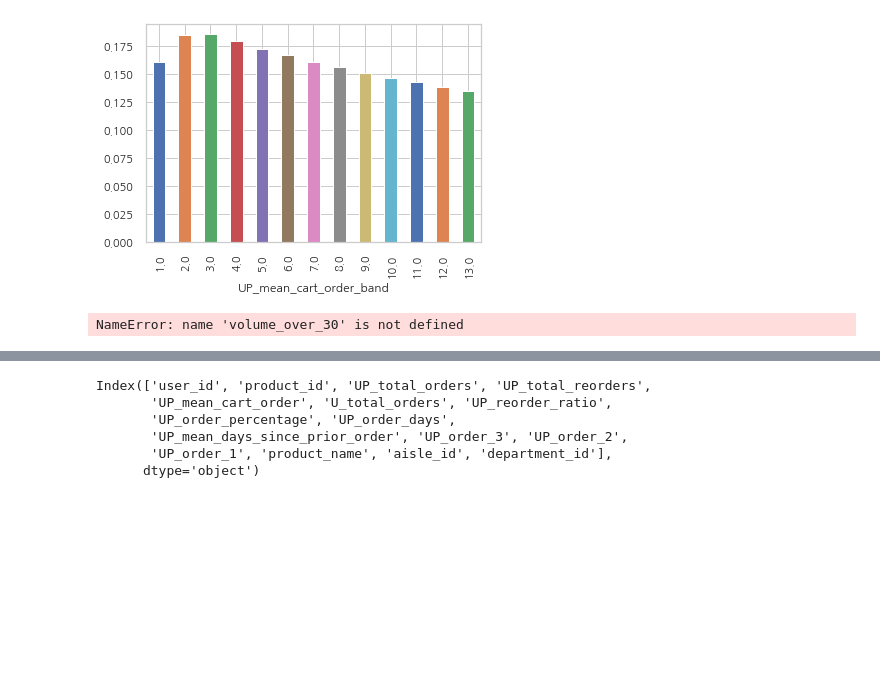
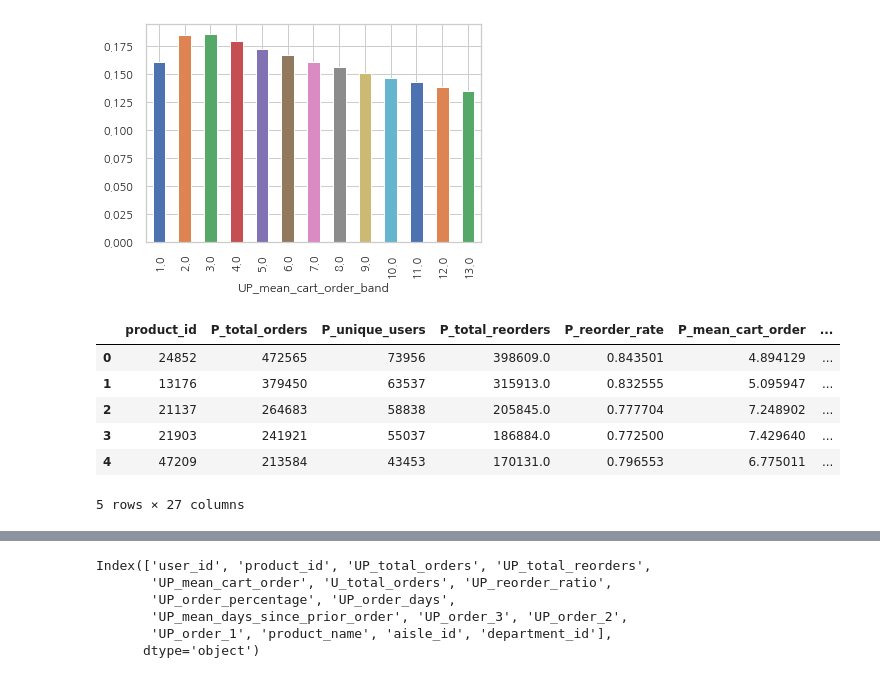
Before and after one commit to helperjby/Wishlist_project, a Jupyter notebook: 2. Exploratory Data Analysis.ipynb, the cells around one changed output, grey strips where cells are left out. Drawn from its saved outputs; the diff is of its cells as text; code cells hidden in the pictures; blank space fills up the shorter version.

```diff
--- a/2. Exploratory Data Analysis.ipynb
+++ b/2. Exploratory Data Analysis.ipynb
@@ -542,10 +542,16 @@ plt.show()
 # %% [output]
 [figure]
 # %%
-# volume_over_30 = prod_feats.head(int(prod_feats.shape[0] * 0.30))
+volume_over_30 = prod_feats.head(int(prod_feats.shape[0] * 0.30))
 volume_over_30.head()
 # %% [output]
+|  | product_id | P_total_orders | P_unique_users | P_total_reorders | P_reorder_rate | P_mean_cart_order | ... |
+| 0 | 24852 | 472565 | 73956 | 398609.0 | 0.843501 | 4.894129 | ... |
+| 1 | 13176 | 379450 | 63537 | 315913.0 | 0.832555 | 5.095947 | ... |
+| 2 | 21137 | 264683 | 58838 | 205845.0 | 0.777704 | 7.248902 | ... |
+| 3 | 21903 | 241921 | 55037 | 186884.0 | 0.772500 | 7.429640 | ... |
+| 4 | 47209 | 213584 | 43453 | 170131.0 | 0.796553 | 6.775011 | ... |
-NameError: name 'volume_over_30' is not defined
+5 rows × 27 columns
 # %%
 volume_over_30.sort_values(['P_mean_cart_order', 'P_reorder_rate'], ascending=([True, False]))
 # %% [output]
```
